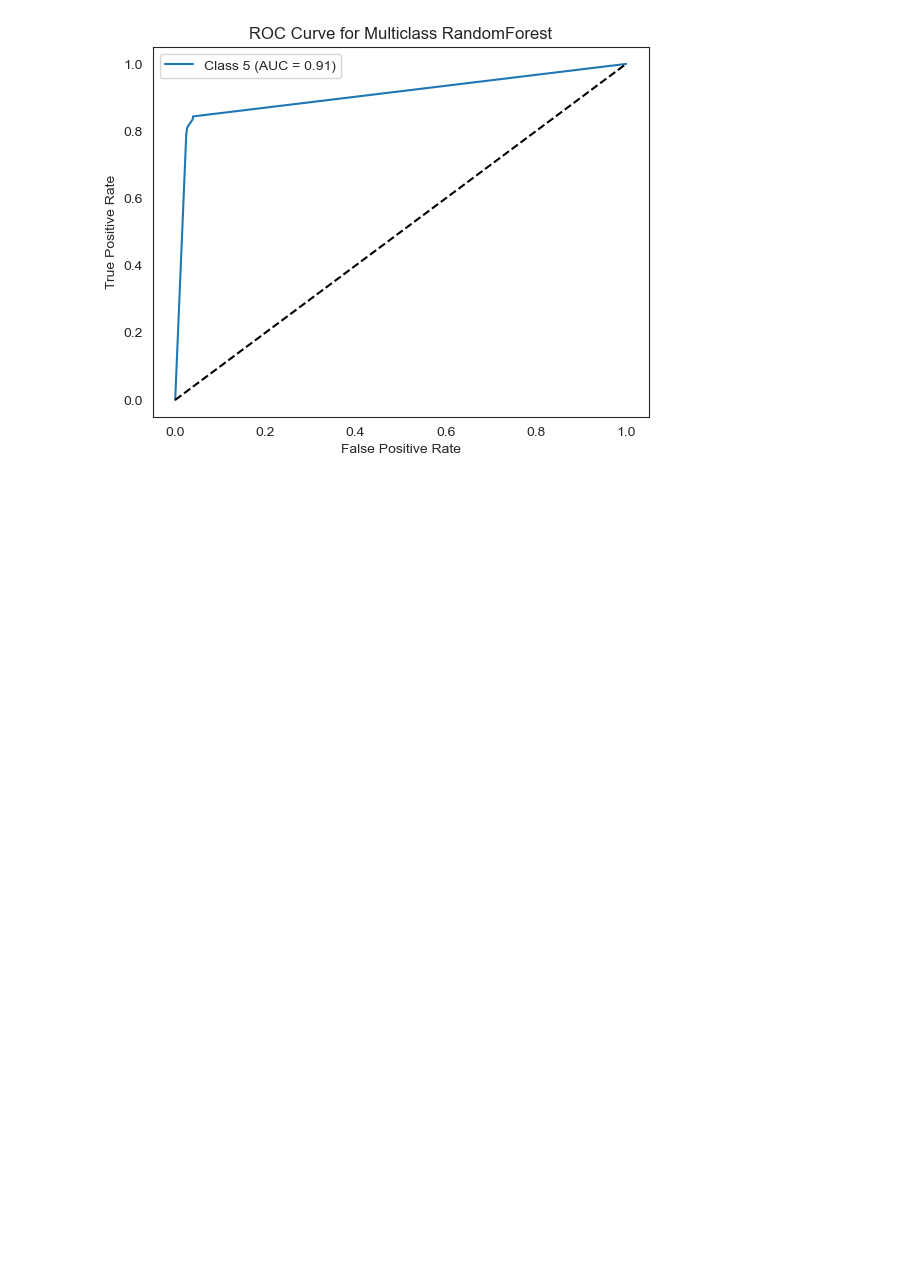
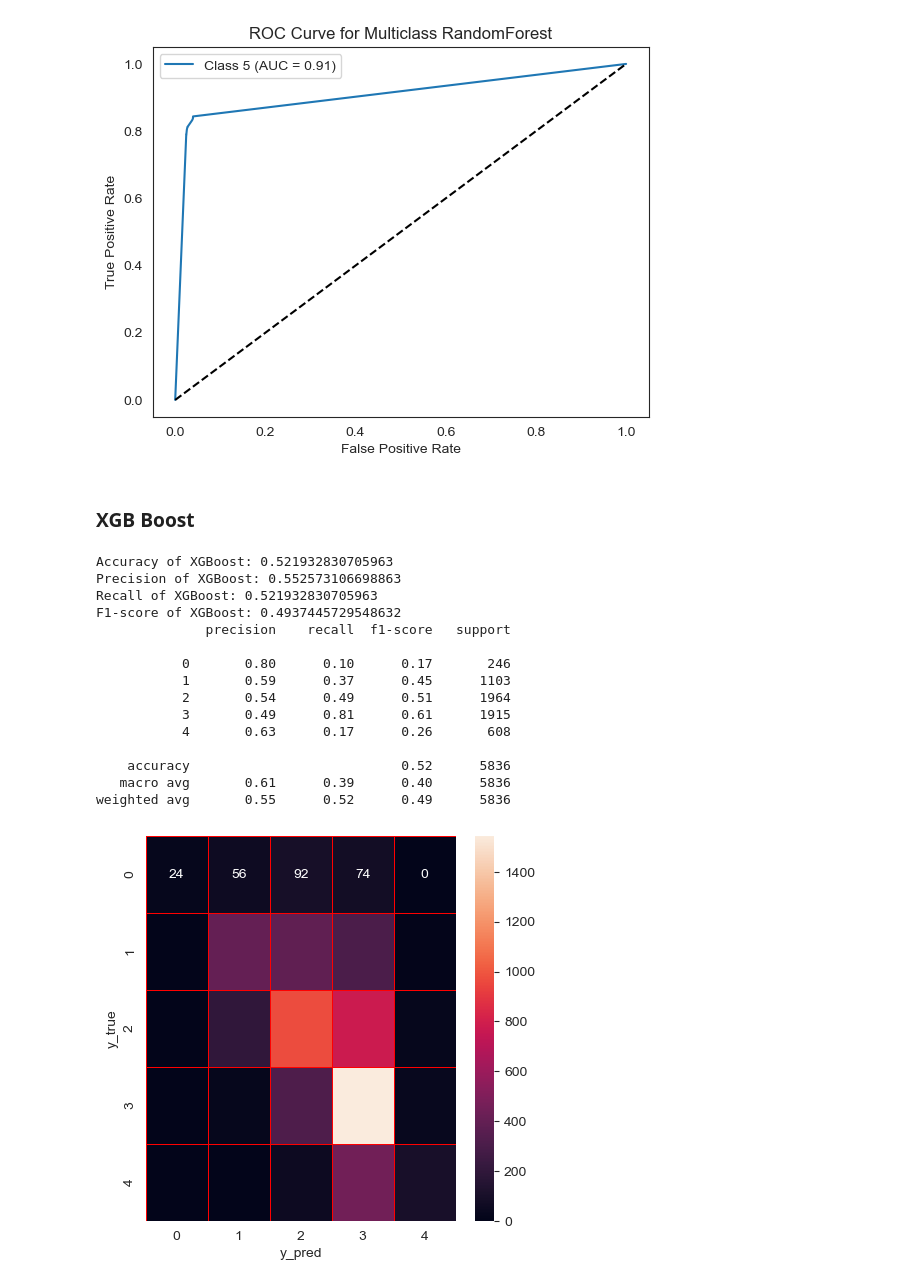
Before and after one commit to samthe030201/Nissan-Elective-Microproject, a Jupyter notebook: Micro Project.ipynb, the cells around one changed output. Cells and saved outputs as stored; diff of their text form; code cells hidden in the pictures; blank space fills up the shorter version.

```diff
--- a/Micro Project.ipynb
+++ b/Micro Project.ipynb
@@ -991,3 +991,46 @@ plt.show()
 [figure]
 [figure]
 [figure]
+# %% [markdown]
+### XGB Boost
+# %%
+label_mapping = {1: 0, 2: 1, 3: 2, 4: 3, 5: 4}
+reverse_label_mapping = {v: k for k, v in label_mapping.items()}
+
+y_train_mapped = pd.Series(y_train).map(label_mapping).tolist()
+y_test_mapped = pd.Series(y_test).map(label_mapping).tolist()
+# %%
+xg = xgb.XGBClassifier(n_estimators = 10)
+xg.fit(X_train,y_train_mapped)
+xg_score=xg.score(X_test,y_test_mapped)
+y_predict=xg.predict(X_test)
+y_true=y_test_mapped
+print('Accuracy of XGBoost: '+ str(xg_score))
+precision,recall,fscore,none= precision_recall_fscore_support(y_true, y_predict, average='weighted')
+print('Precision of XGBoost: '+(str(precision)))
+print('Recall of XGBoost: '+(str(recall)))
+print('F1-score of XGBoost: '+(str(fscore)))
+print(classification_report(y_true,y_predict))
+cm=confusion_matrix(y_true,y_predict)
+f,ax=plt.subplots(figsize=(5,5))
+sns.heatmap(cm,annot=True,linewidth=0.5,linecolor="red",fmt=".0f",ax=ax)
+plt.xlabel("y_pred")
+plt.ylabel("y_true")
+plt.show()
+# %% [output]
+Accuracy of XGBoost: 0.521932830705963
+Precision of XGBoost: 0.552573106698863
+Recall of XGBoost: 0.521932830705963
+F1-score of XGBoost: 0.4937445729548632
+              precision    recall  f1-score   support
+
+           0       0.80      0.10      0.17       246
+           1       0.59      0.37      0.45      1103
+           2       0.54      0.49      0.51      1964
+           3       0.49      0.81      0.61      1915
+           4       0.63      0.17      0.26       608
+
+    accuracy                           0.52      5836
+   macro avg       0.61      0.39      0.40      5836
+weighted avg       0.55      0.52      0.49      5836
+[figure, added]
```
Also changed, not shown: parts of 7 cells of this notebook, 1 other file.
